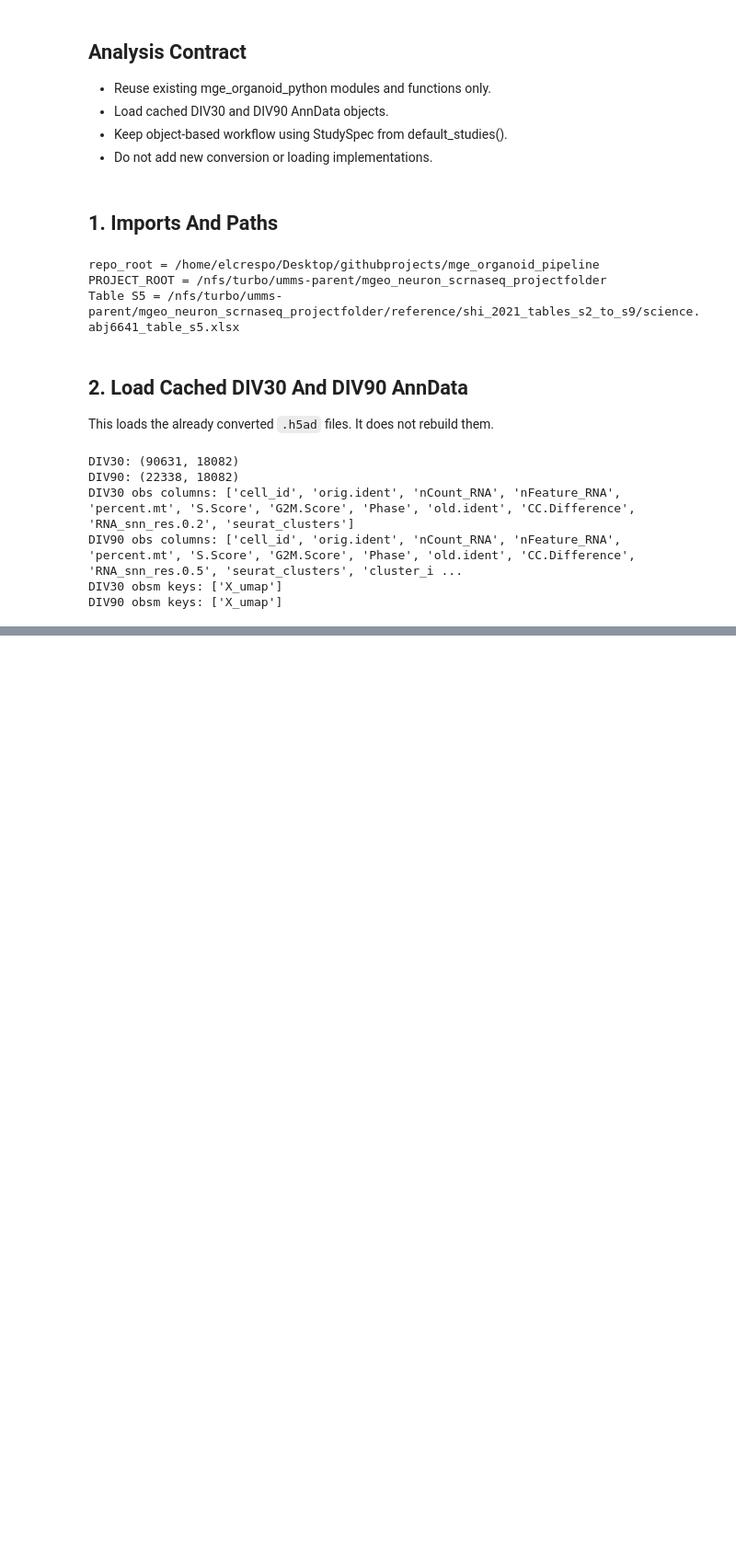
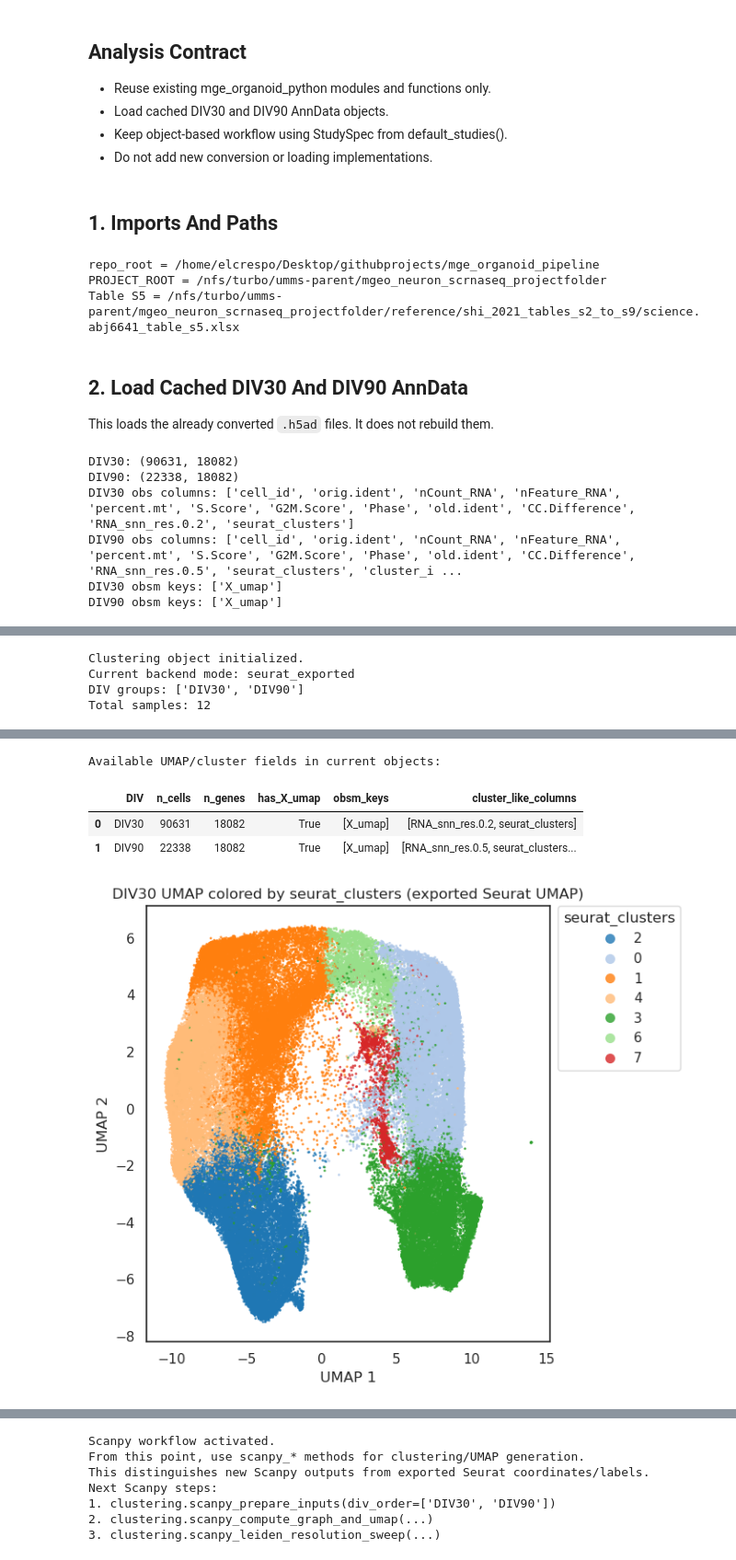
Before and after one commit to ecresp1el/mge_organoid_pipeline, a Jupyter notebook: python_notebooks/notebooks/03_mgeo_div30and90_analysis.ipynb, the cells around one changed output, grey strips where cells are left out. Shown at 92% size. Cells and saved outputs as stored; diff of their text form; code cells hidden in the pictures; blank space fills up the shorter version.

```diff
--- a/python_notebooks/notebooks/03_mgeo_div30and90_analysis.ipynb
+++ b/python_notebooks/notebooks/03_mgeo_div30and90_analysis.ipynb
@@ -76,0 +719,23 @@ DIV90 obsm keys: ['X_umap']
+# %%
+clustering = Clustering(qualitycontrol)
+clustering.summary()
+
+available_fields = clustering.available_umap_and_cluster_fields()
+
+# Exported Seurat UMAP view (existing coordinates)
+clustering.plot_umap_with_clusters(
+    cluster_col="seurat_clusters",
+    div_order=["DIV30", "DIV90"],
+)
+
+# Explicit transition into Scanpy-generated workflow
+clustering.activate_scanpy_workflow()
+print("Next Scanpy steps:")
+print("1. clustering.scanpy_prepare_inputs(div_order=['DIV30', 'DIV90'])")
+print("2. clustering.scanpy_compute_graph_and_umap(...)")
+print("3. clustering.scanpy_leiden_resolution_sweep(...)")
+# %% [output]
+Clustering object initialized.
+Current backend mode: seurat_exported
+DIV groups: ['DIV30', 'DIV90']
+Total samples: 12
@@ -76,0 +755,5 @@ DIV90 obsm keys: ['X_umap']
+Available UMAP/cluster fields in current objects:
+|  | DIV | n_cells | n_genes | has_X_umap | obsm_keys | cluster_like_columns |
+| 0 | DIV30 | 90631 | 18082 | True | [X_umap] | [RNA_snn_res.0.2, seurat_clusters] |
+| 1 | DIV90 | 22338 | 18082 | True | [X_umap] | [RNA_snn_res.0.5, seurat_clusters... |
+[figure, added]
@@ -76,0 +761,7 @@ DIV90 obsm keys: ['X_umap']
+Scanpy workflow activated.
+From this point, use scanpy_* methods for clustering/UMAP generation.
+This distinguishes new Scanpy outputs from exported Seurat coordinates/labels.
+Next Scanpy steps:
+1. clustering.scanpy_prepare_inputs(div_order=['DIV30', 'DIV90'])
+2. clustering.scanpy_compute_graph_and_umap(...)
+3. clustering.scanpy_leiden_resolution_sweep(...)
```
Also changed, not shown: parts of 9 cells of this notebook.
